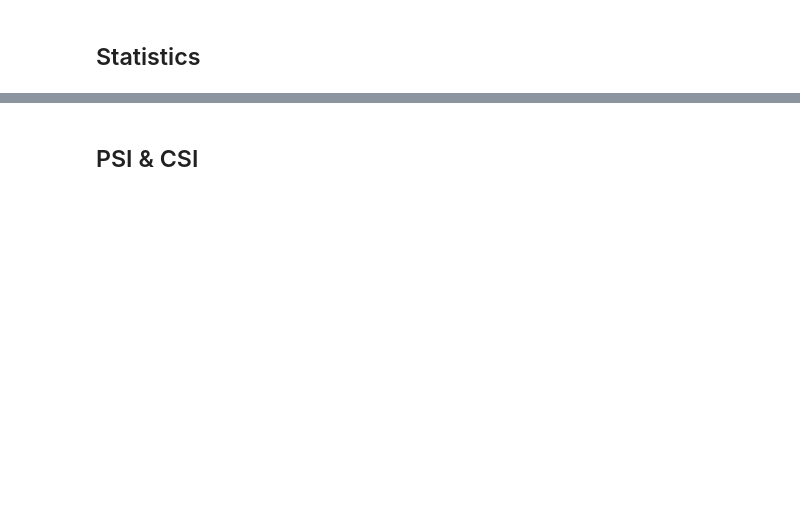
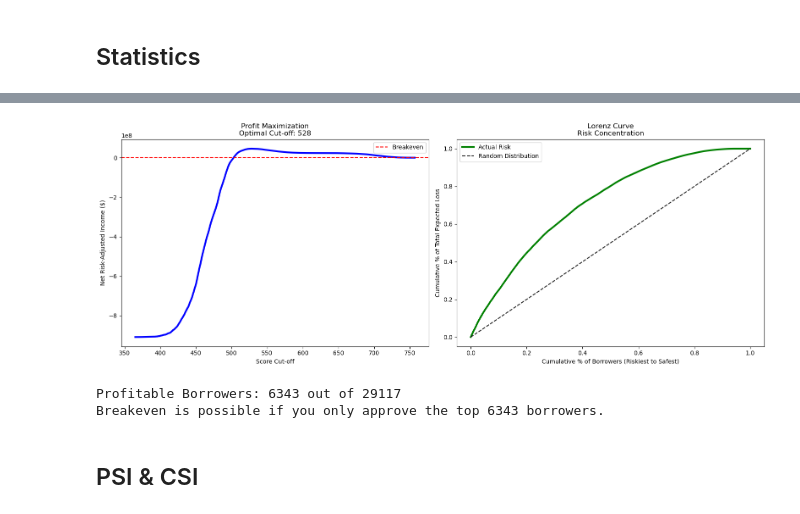
Before and after one commit to ethanhopkins101/DataScience-Projects, a Jupyter notebook: credit_card_customers/expected_loss.ipynb, the cells around one changed output, grey strips where cells are left out. Drawn from its saved outputs; the diff is of its cells as text; code cells hidden in the pictures; blank space fills up the shorter version.

Commit message:
lorenz curve construction for expected loss

```diff
--- a/credit_card_customers/expected_loss.ipynb
+++ b/credit_card_customers/expected_loss.ipynb
@@ -913,0 +945,12 @@ plt.show()
+# %%
+# Calculate Scores: Base - (Risk Components)
+# Using the negative dot product to align with the table logic
+total_scores = base_points - (x_test.values @ (coefficients * factor))
+
+borrower_results = pd.DataFrame({
+    'Total_Score': total_scores.astype(int),
+    'PD (%)': np.round(prod_pipeline.predict_proba(x_test)[:, 1] * 100, 2),
+    'Actual_Default': y_test.values
+}, index=x_test.index)
+
+print(borrower_results.sort_values('Total_Score', ascending=False).head())
@@ -916,2 +1084,64 @@ plt.show()
+# %%
+# 1. Add Scores to the EL Table for alignment
+el_table['Score'] = total_scores.astype(int)
+
+# 2. Profit Maximization Curve Data
+cutoffs = np.sort(el_table['Score'].unique())
+profit_data = []
+
+for c in cutoffs:
+    # Filter for borrowers meeting the cut-off
+    approved = el_table[el_table['Score'] >= c]
+    # Net Profit = Total Revenue - Total Expected Loss
+    # Note: Ensure 'Revenue' column exists in el_table from previous steps
+    net_income = el_table.loc[approved.index, 'Revenue'].sum() - approved['Expected_Loss'].sum()
+    profit_data.append(net_income)
+
+# 3. Lorenz Curve Data (Risk Concentration)
+# Sort by score ascending (riskiest first)
+lorenz_df = el_table.sort_values('Score')
+lorenz_df['cum_pop'] = np.arange(1, len(lorenz_df) + 1) / len(lorenz_df)
+lorenz_df['cum_el'] = lorenz_df['Expected_Loss'].cumsum() / lorenz_df['Expected_Loss'].sum()
+
+# 4. Visualization
+import matplotlib.pyplot as plt
+
+fig, (ax1, ax2) = plt.subplots(1, 2, figsize=(16, 6))
+
+# Plot 1: Profit Curve
+ax1.plot(cutoffs, profit_data, color='blue', lw=3)
+ax1.axhline(0, color='red', linestyle='--', label='Breakeven')
+optimal_score = cutoffs[np.argmax(profit_data)]
+ax1.set_title(f'Profit Maximization\nOptimal Cut-off: {optimal_score}')
+ax1.set_xlabel('Score Cut-off')
+ax1.set_ylabel('Net Risk-Adjusted Income ($)')
+ax1.legend()
+
+# Plot 2: Lorenz Curve
+ax2.plot(lorenz_df['cum_pop'], lorenz_df['cum_el'], color='green', lw=3, label='Actual Risk')
+ax2.plot([0, 1], [0, 1], 'k--', label='Random Distribution')
+ax2.set_title('Lorenz Curve\nRisk Concentration')
+ax2.set_xlabel('Cumulative % of Borrowers (Riskiest to Safest)')
+ax2.set_ylabel('Cumulative % of Total Expected Loss')
+ax2.legend()
+
+plt.tight_layout()
+plt.show()
+# %% [output]
+[figure, added]
+# %%
+# Count how many borrowers are actually 'profitable'
+profitable_count = (el_table['Revenue'] > el_table['Expected_Loss']).sum()
+total_count = len(el_table)
+
+print(f"Profitable Borrowers: {profitable_count} out of {total_count}")
+
+if profitable_count == 0:
+    print("CRITICAL: No breakeven possible. Every segment is losing money.")
+else:
+    print(f"Breakeven is possible if you only approve the top {profitable_count} borrowers.")
+# %% [output]
+Profitable Borrowers: 6343 out of 29117
+Breakeven is possible if you only approve the top 6343 borrowers.
 # %% [markdown]
 ## PSI & CSI
```
Also changed, not shown: parts of 22 cells of this notebook.
